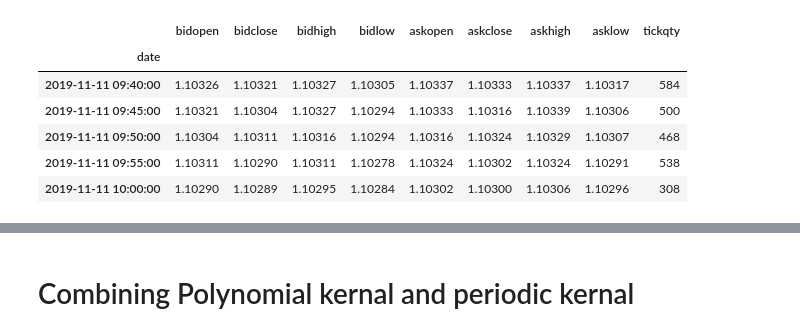
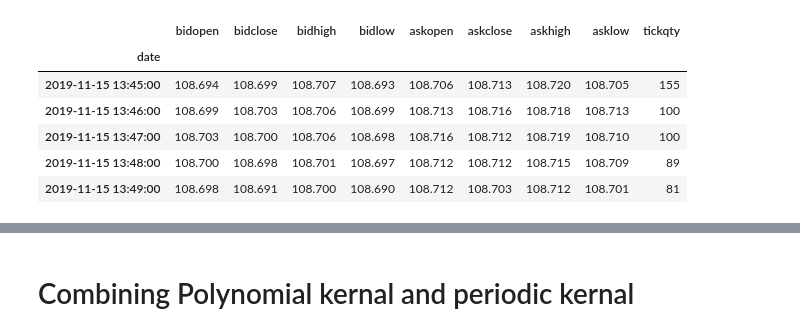
Before and after one commit to edchangy11/GP_trading, a Jupyter notebook: Combine different kernels in GP.ipynb, the cells around one changed output, grey strips where cells are left out. Cells and saved outputs as stored; diff of their text form; code cells hidden in the pictures.

```diff
--- a/Combine different kernels in GP.ipynb
+++ b/Combine different kernels in GP.ipynb
@@ -19,25 +19,21 @@ def plot_fit(x,y,mu,var, m_y='k-o', m_mu='b-<', l_y='true', l_mu='predicted', le
 # %%
 import datetime as dt
 import numpy as np
 import pandas as pd
 import fxcmpy
 from fxcmpy import fxcmpy_tick_data_reader as tdr
 import tables as tb
 TOKEN = '71ec67818275600cfcb24e9103f517665a313d08'
 con = fxcmpy.fxcmpy(access_token=TOKEN, log_level='error')
 #con = fxcmpy.fxcmpy(config_file='fxcm.cfg', server='demo')
 #print(con.get_instruments())
-data = con.get_candles('EUR/USD', period='m5',number=100)
+data = con.get_candles('USD/JPY', period='m1',number=100)
 data.head()
-
-#start = dt.datetime(2017, 1, 2)
-#end = dt.datetime(2017, 1, 3)
-#data = tdr('AUDCAD', start, end, verbosity=True)
 # %% [output]
 |  | bidopen | bidclose | bidhigh | bidlow | askopen | askclose | askhigh | asklow | tickqty |
 | date |  |  |  |  |  |  |  |  |  |
-| 2019-11-11 09:40:00 | 1.10326 | 1.10321 | 1.10327 | 1.10305 | 1.10337 | 1.10333 | 1.10337 | 1.10317 | 584 |
-| 2019-11-11 09:45:00 | 1.10321 | 1.10304 | 1.10327 | 1.10294 | 1.10333 | 1.10316 | 1.10339 | 1.10306 | 500 |
-| 2019-11-11 09:50:00 | 1.10304 | 1.10311 | 1.10316 | 1.10294 | 1.10316 | 1.10324 | 1.10329 | 1.10307 | 468 |
-| 2019-11-11 09:55:00 | 1.10311 | 1.10290 | 1.10311 | 1.10278 | 1.10324 | 1.10302 | 1.10324 | 1.10291 | 538 |
-| 2019-11-11 10:00:00 | 1.10290 | 1.10289 | 1.10295 | 1.10284 | 1.10302 | 1.10300 | 1.10306 | 1.10296 | 308 |
+| 2019-11-15 13:45:00 | 108.694 | 108.699 | 108.707 | 108.693 | 108.706 | 108.713 | 108.720 | 108.705 | 155 |
+| 2019-11-15 13:46:00 | 108.699 | 108.703 | 108.706 | 108.699 | 108.713 | 108.716 | 108.718 | 108.713 | 100 |
+| 2019-11-15 13:47:00 | 108.703 | 108.700 | 108.706 | 108.698 | 108.716 | 108.712 | 108.719 | 108.710 | 100 |
+| 2019-11-15 13:48:00 | 108.700 | 108.698 | 108.701 | 108.697 | 108.712 | 108.712 | 108.715 | 108.709 | 89 |
+| 2019-11-15 13:49:00 | 108.698 | 108.691 | 108.700 | 108.690 | 108.712 | 108.703 | 108.712 | 108.701 | 81 |
```
Also changed, not shown: parts of 7 cells of this notebook.
